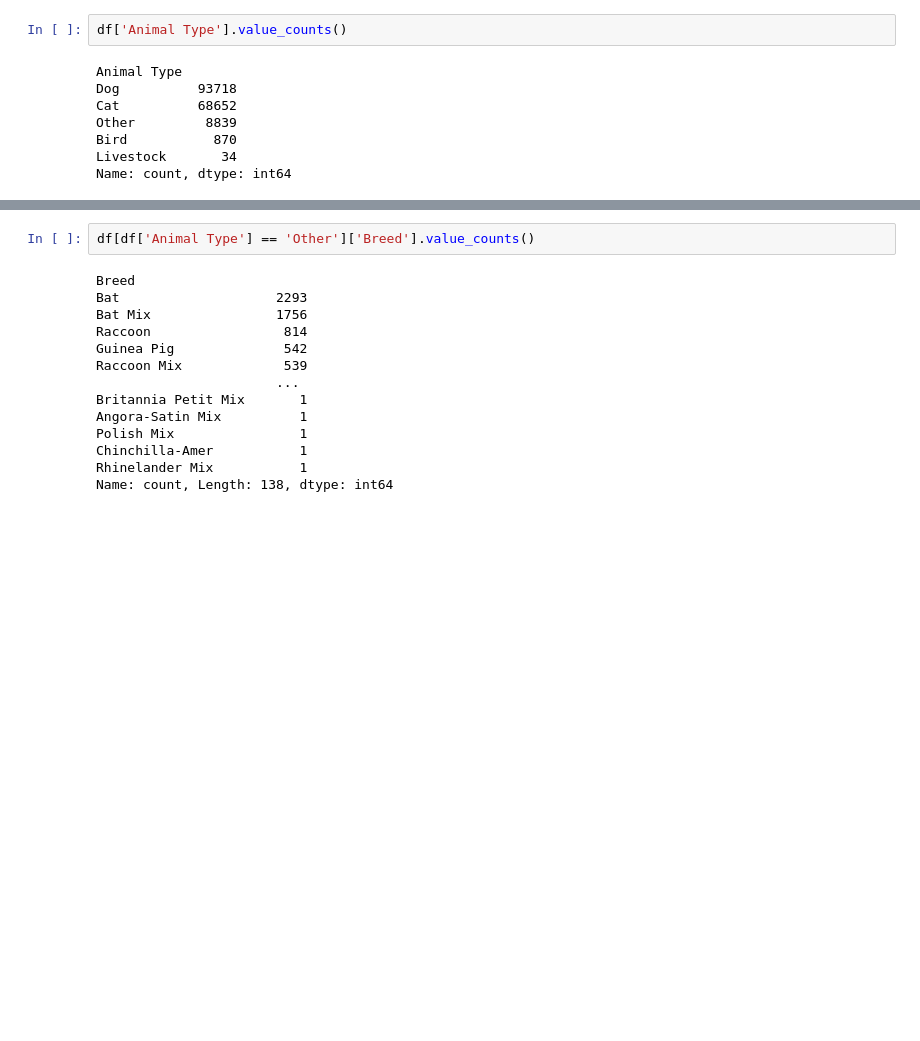
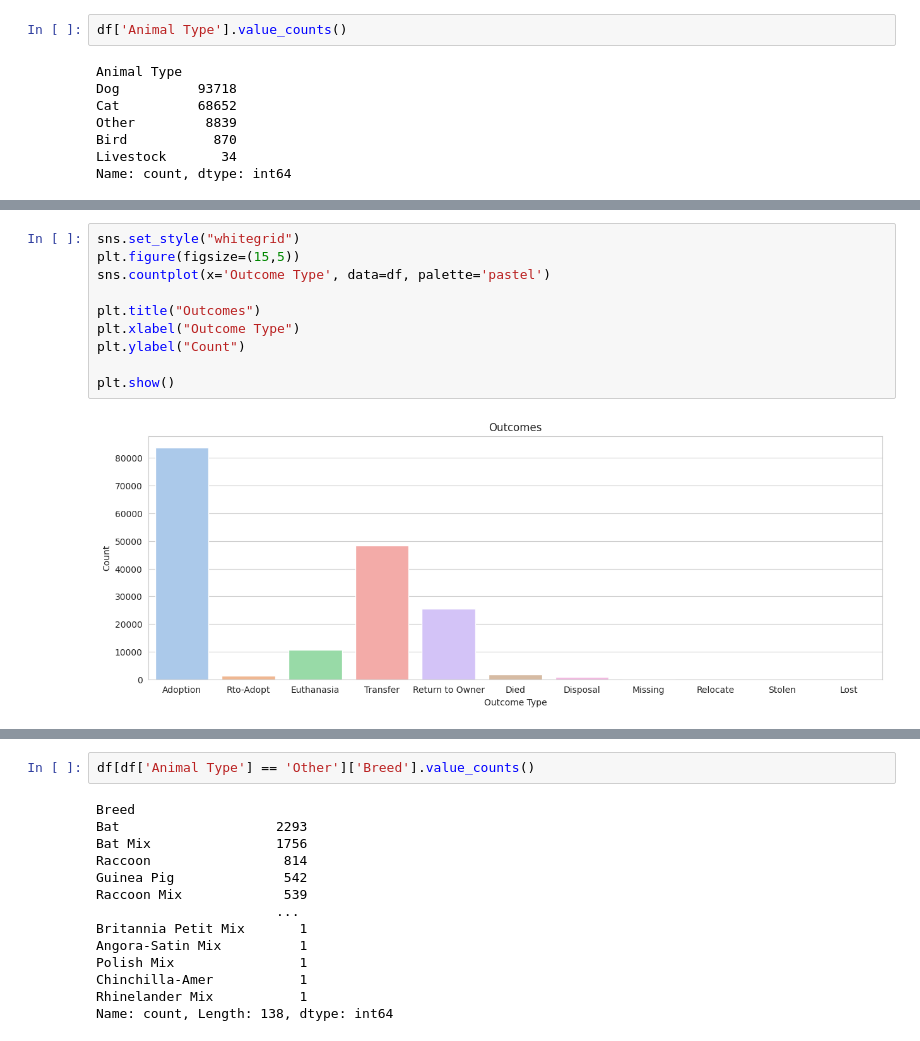
Before and after one commit to 607brendon/kaggle-pandas-tutorial, a Jupyter notebook: austin-animal-center-outcomes-eda.ipynb, the cells around one changed output, grey strips where cells are left out. Saved outputs shown, nothing was run; the diff lists cells and outputs as text; blank space fills up the shorter version.

```diff
--- a/austin-animal-center-outcomes-eda.ipynb
+++ b/austin-animal-center-outcomes-eda.ipynb
@@ -199,0 +213,12 @@ Name: count, dtype: int64
+# %%
+sns.set_style("whitegrid")
+plt.figure(figsize=(15,5))
+sns.countplot(x='Outcome Type', data=df, palette='pastel')
+
+plt.title("Outcomes")
+plt.xlabel("Outcome Type")
+plt.ylabel("Count")
+
+plt.show()
+# %% [output]
+[figure, added]
```
Also changed, not shown: parts of 9 cells of this notebook.
